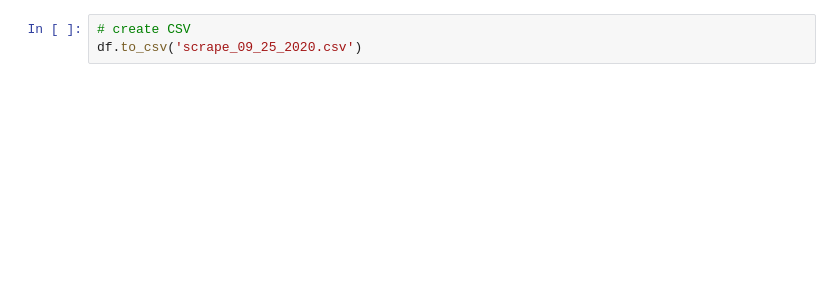
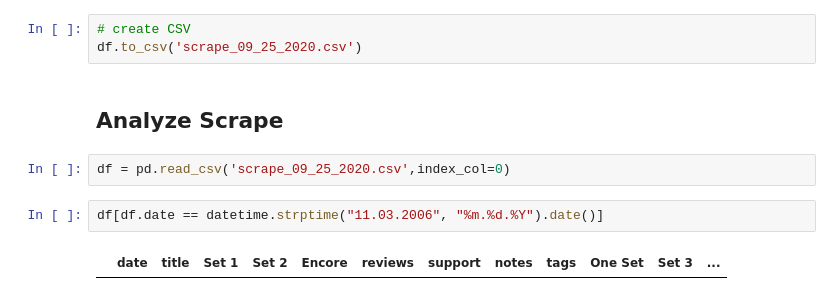
Before and after one commit to henryrobbins/umphbase, a Jupyter notebook: Web-scrape Exploratory.ipynb, the cells around one changed output. Cells and saved outputs as stored; diff of their text form; blank space fills up the shorter version.

```diff
--- a/Web-scrape Exploratory.ipynb
+++ b/Web-scrape Exploratory.ipynb
@@ -100,3 +127,11 @@ for date in shows:
 # %%
 # create CSV
 df.to_csv('scrape_09_25_2020.csv')
+# %% [markdown]
+## Analyze Scrape
+# %%
+df = pd.read_csv('scrape_09_25_2020.csv',index_col=0)
+# %%
+df[df.date == datetime.strptime("11.03.2006", "%m.%d.%Y").date()]
+# %% [output]
+|  | date | title | Set 1 | Set 2 | Encore | reviews | support | notes | tags | One Set | Set 3 | ... |
```
Also changed, not shown: parts of 5 cells of this notebook, 1 other file.
